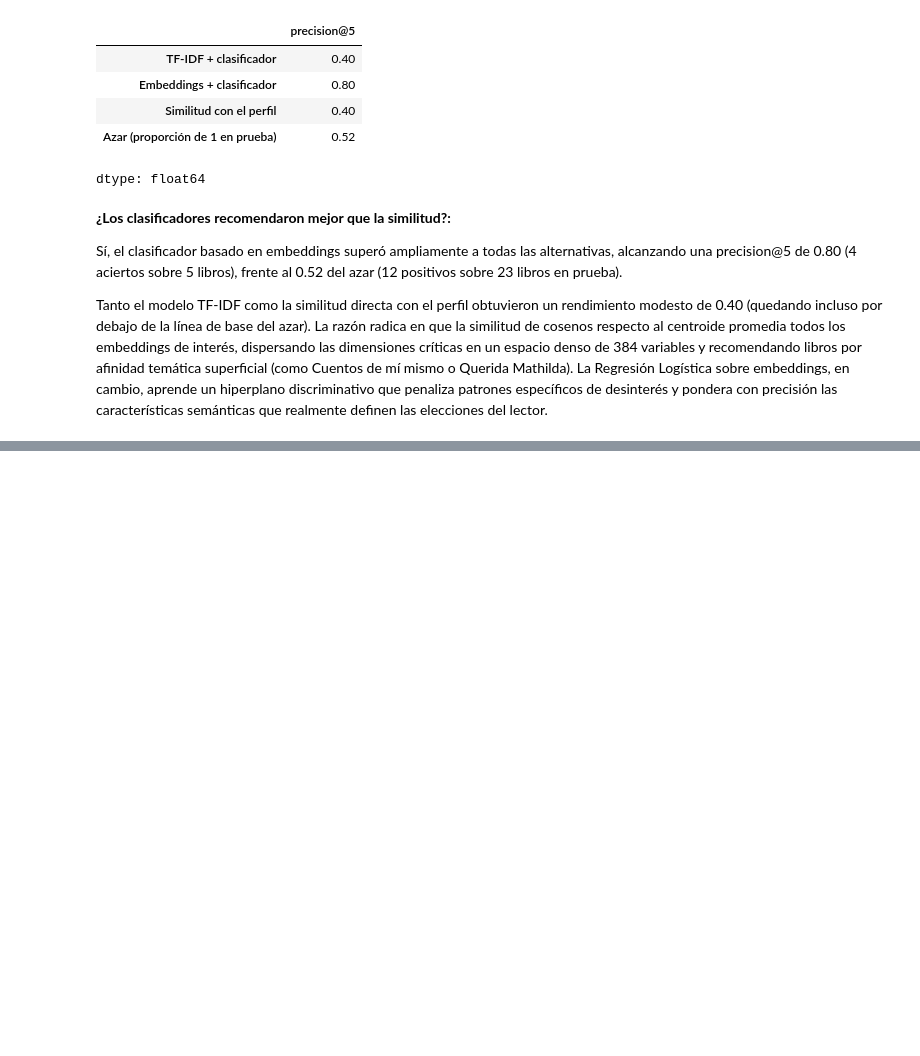
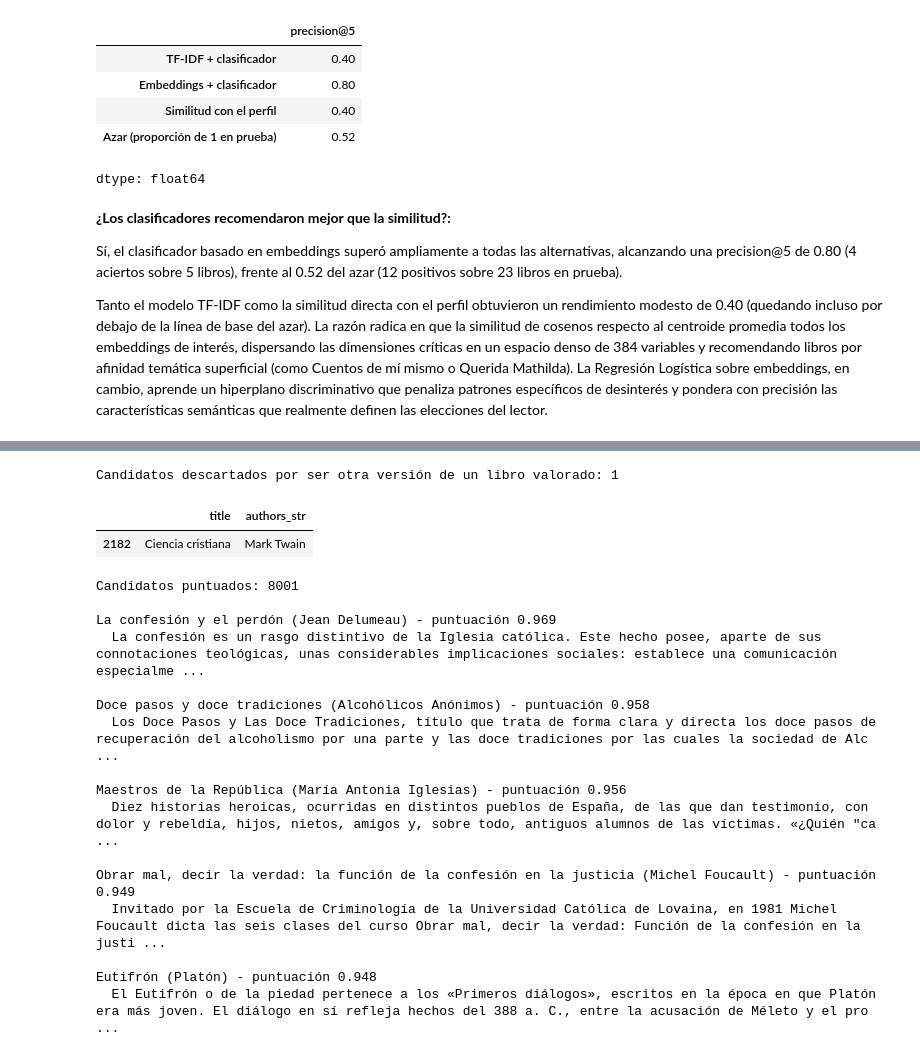
Before and after one commit to federicomaguirre/procesamiento-lenguaje-natural, a Jupyter notebook: tp3/TP3_marquardt_aguirre_venesia_zappala.ipynb, the cells around one changed output, grey strips where cells are left out. Cells and saved outputs as stored; diff of their text form; code cells hidden in the pictures; blank space fills up the shorter version.

```diff
--- a/tp3/TP3_marquardt_aguirre_venesia_zappala.ipynb
+++ b/tp3/TP3_marquardt_aguirre_venesia_zappala.ipynb
@@ -1474,0 +1479,47 @@ Tanto el modelo TF-IDF como la similitud directa con el perfil obtuvieron un ren
+# %%
+vistos = set(preferencias['slug'])
+candidatos = catalogo_limpio[~catalogo_limpio['slug'].isin(vistos)].copy()
+
+# Otra versión de un libro valorado: mismo autor y título muy parecido
+valorados = catalogo_limpio[catalogo_limpio['slug'].isin(vistos)]
+titulos_por_autor = valorados.groupby('authors_str')['title'].apply(list).to_dict()
+
+def es_otra_version(fila):
+    for titulo in titulos_por_autor.get(fila['authors_str'], []):
+        if fuzz.token_sort_ratio(fila['title'].lower(), titulo.lower()) > 80:
+            return True
+    return False
+
+otra_version = candidatos.apply(es_otra_version, axis=1)
+print(f"Candidatos descartados por ser otra versión de un libro valorado: {otra_version.sum()}")
+display(candidatos[otra_version][['title', 'authors_str']])
+candidatos = candidatos[~otra_version]
+
+X_cand = embeber(candidatos['synopsis'])
+candidatos['puntuacion'] = modelo_b.predict_proba(X_cand)[:, col_b]
+top5 = candidatos.sort_values('puntuacion', ascending=False).head(5)
+
+print(f"Candidatos puntuados: {len(candidatos)}\n")
+for _, fila in top5.iterrows():
+    print(f"{fila['title']} ({fila['authors_str']}) - puntuación {fila['puntuacion']:.3f}")
+    print(f"  {fila['synopsis']}\n")
+# %% [output]
+Candidatos descartados por ser otra versión de un libro valorado: 1
+|  | title | authors_str |
+| 2182 | Ciencia cristiana | Mark Twain |
+Candidatos puntuados: 8001
+
+La confesión y el perdón (Jean Delumeau) - puntuación 0.969
+  La confesión es un rasgo distintivo de la Iglesia católica. Este hecho posee, aparte de sus connotaciones teológicas, unas considerables implicaciones sociales: establece una comunicación especialme ...
+
+Doce pasos y doce tradiciones (Alcohólicos Anónimos) - puntuación 0.958
+  Los Doce Pasos y Las Doce Tradiciones, título que trata de forma clara y directa los doce pasos de recuperación del alcoholismo por una parte y las doce tradiciones por las cuales la sociedad de Alc ...
+
+Maestros de la República (María Antonia Iglesias) - puntuación 0.956
+  Diez historias heroicas, ocurridas en distintos pueblos de España, de las que dan testimonio, con dolor y rebeldía, hijos, nietos, amigos y, sobre todo, antiguos alumnos de las víctimas. «¿Quién "ca ...
+
+Obrar mal, decir la verdad: la función de la confesión en la justicia (Michel Foucault) - puntuación 0.949
+  Invitado por la Escuela de Criminología de la Universidad Católica de Lovaina, en 1981 Michel Foucault dicta las seis clases del curso Obrar mal, decir la verdad: Función de la confesión en la justi ...
+
+Eutifrón (Platón) - puntuación 0.948
+  El Eutifrón o de la piedad pertenece a los «Primeros diálogos», escritos en la época en que Platón era más joven. El diálogo en sí refleja hechos del 388 a. C., entre la acusación de Méleto y el pro ...
```
Also changed, not shown: parts of 7 cells of this notebook.
